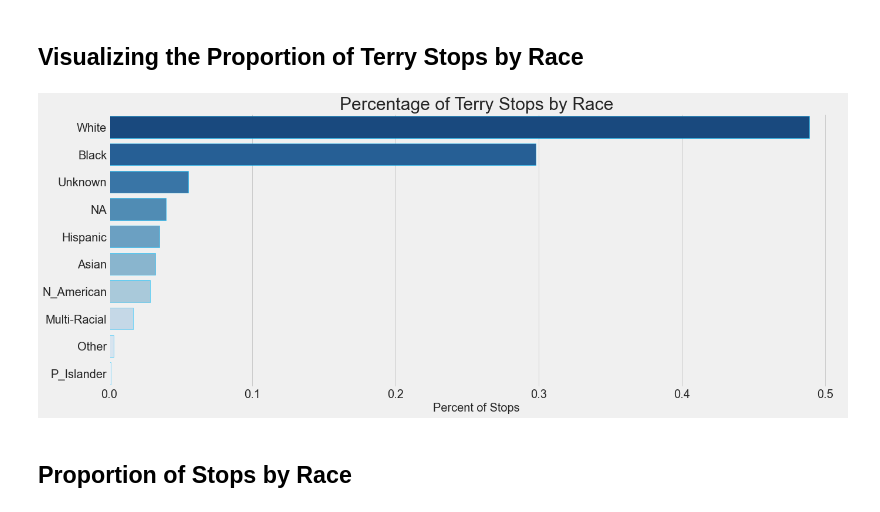
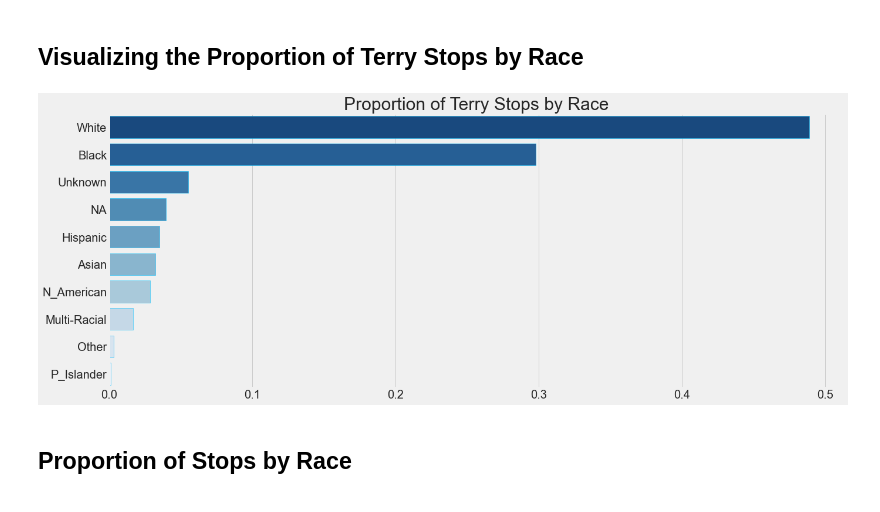
Before and after one commit to jeffreyhwatson/terry_stops_project, a Jupyter notebook: notebooks/exploratory/remixed_eda_visuals.ipynb, the cells around one changed output. Cells and saved outputs as stored; diff of their text form; code cells hidden in the pictures.

Commit message:
visualizations

```diff
--- a/notebooks/exploratory/remixed_eda_visuals.ipynb
+++ b/notebooks/exploratory/remixed_eda_visuals.ipynb
@@ -93,13 +93,15 @@ sdf.columns = ['Race', 'Percentage']
 # %%
 fig, ax = plt.subplots(figsize=(20,8))
 sns.barplot(x='Percentage', y='Race', edgecolor='deepskyblue', palette='Blues_r', data=sdf)
 ax.tick_params(labelsize=20)
-plt.title('Percentage of Terry Stops by Race', fontsize=30)
-plt.xlabel('Percent of Stops', fontsize=20)
+plt.title('Proportion of Terry Stops by Race', fontsize=30)
+plt.xlabel('', fontsize=20)
 plt.ylabel("")
+# plt.savefig('stops_by_race',  bbox_inches ="tight",\
+#             pad_inches = .25, transparent = False)
 plt.show()
 # %% [output]
-[figure, old version]
+[figure, new version]
 # %% [markdown]
 ## Proportion of Stops by Race
 # %%
```
Also changed, not shown: parts of 18 cells of this notebook, 14 other files.
